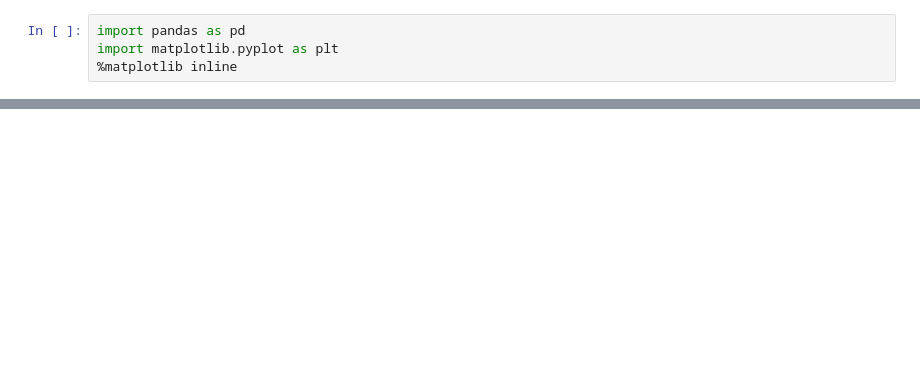
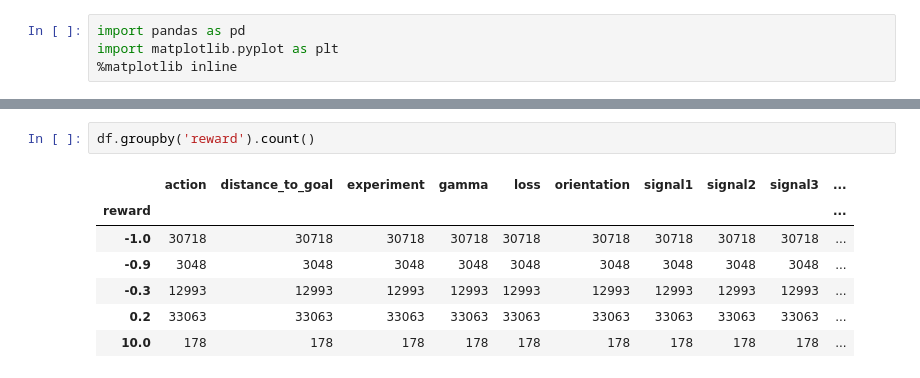
Before and after one commit to iknow1988/MAMIF, a Jupyter notebook: bat_simulation/notebooks/Training.ipynb, the cells around one changed output, grey strips where cells are left out. Saved outputs shown, nothing was run; the diff lists cells and outputs as text; blank space fills up the shorter version.

```diff
--- a/bat_simulation/notebooks/Training.ipynb
+++ b/bat_simulation/notebooks/Training.ipynb
@@ -10,0 +45,10 @@ df.groupby('experiment')['reward'].sum().plot()
+# %%
+df.groupby('reward').count()
+# %% [output]
+|  | action | distance_to_goal | experiment | gamma | loss | orientation | signal1 | signal2 | signal3 | ... |
+| reward |  |  |  |  |  |  |  |  |  | ... |
+| -1.0 | 30718 | 30718 | 30718 | 30718 | 30718 | 30718 | 30718 | 30718 | 30718 | ... |
+| -0.9 | 3048 | 3048 | 3048 | 3048 | 3048 | 3048 | 3048 | 3048 | 3048 | ... |
+| -0.3 | 12993 | 12993 | 12993 | 12993 | 12993 | 12993 | 12993 | 12993 | 12993 | ... |
+| 0.2 | 33063 | 33063 | 33063 | 33063 | 33063 | 33063 | 33063 | 33063 | 33063 | ... |
+| 10.0 | 178 | 178 | 178 | 178 | 178 | 178 | 178 | 178 | 178 | ... |
```
Also changed, not shown: parts of 7 cells of this notebook, 46 other files.
